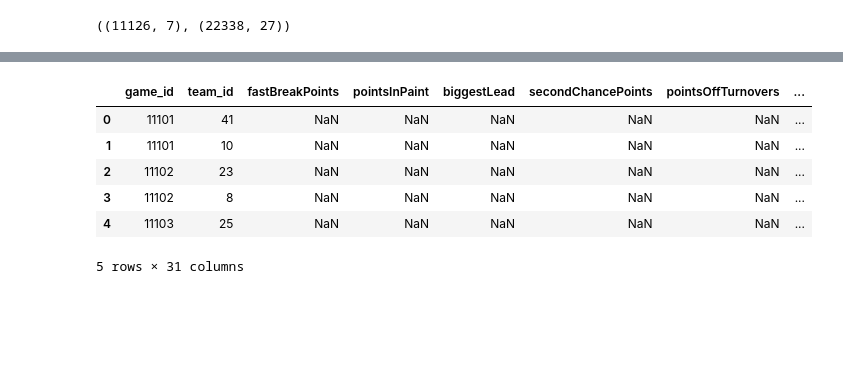
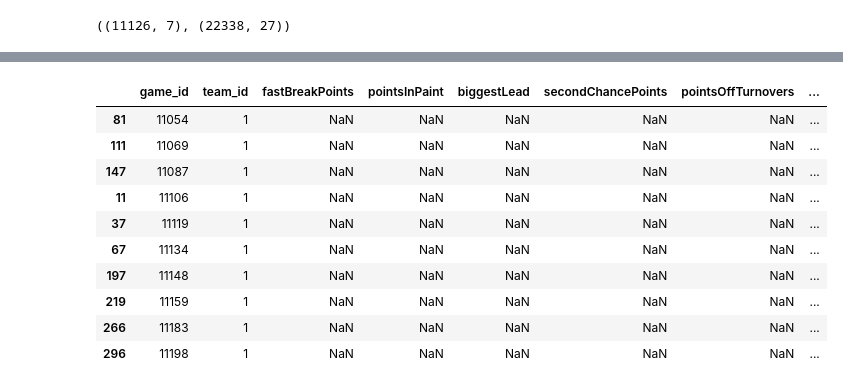
Before and after one commit to LoannFeidt/Armagedon, a Jupyter notebook: Model/stats_extractor.ipynb, the cells around one changed output, grey strips where cells are left out. Drawn from its saved outputs; the diff is of its cells as text; code cells hidden in the pictures; blank space fills up the shorter version.

Commit message:
feat(Model): simple stats

```diff
--- a/Model/stats_extractor.ipynb
+++ b/Model/stats_extractor.ipynb
@@ -1,5 +1,6 @@
 # %%
 import pandas as pd
+pd.set_option('display.max_columns', None)
 from sqlalchemy import create_engine
 # %%
 engine = create_engine("postgresql://postgres:postgres@127.0.0.1:5432/armagedon")
@@ -12,6 +13,8 @@ data_games.shape, data_stats.shape
 ((11126, 7), (22338, 27))
 # %%
 data_stats = pd.merge(data_stats,data_games[['id','home_team','date','season']], how='left', left_on='game_id', right_on='id')
+data_stats = data_stats.drop(columns=["id"])
+data_stats = data_stats.sort_values(by='date')
 # %%
 data_stats.head()
 # %% [output]
@@ -25,12 +27,20 @@ data_stats.head()
 # %%
 data_stats['home_team'] = data_stats['team_id']==data_stats['home_team']
+data_stats['win'] = data_stats['plusMinus']> 0
+data_stats['win_home'] = data_stats['home_team'] & data_stats['win']
+data_stats['win_away'] = (-data_stats['home_team']) & data_stats['win']
 # %%
-data_stats.head()
+mask = (data_stats["team_id"]==1) & (data_stats["season"]==2022)
+data_stats[mask].head(10)
 # %% [output]
 |  | game_id | team_id | fastBreakPoints | pointsInPaint | biggestLead | secondChancePoints | pointsOffTurnovers | ... |
-| 0 | 11101 | 41 | NaN | NaN | NaN | NaN | NaN | ... |
-| 1 | 11101 | 10 | NaN | NaN | NaN | NaN | NaN | ... |
-| 2 | 11102 | 23 | NaN | NaN | NaN | NaN | NaN | ... |
-| 3 | 11102 | 8 | NaN | NaN | NaN | NaN | NaN | ... |
-| 4 | 11103 | 25 | NaN | NaN | NaN | NaN | NaN | ... |
+| 81 | 11054 | 1 | NaN | NaN | NaN | NaN | NaN | ... |
+| 111 | 11069 | 1 | NaN | NaN | NaN | NaN | NaN | ... |
+| 147 | 11087 | 1 | NaN | NaN | NaN | NaN | NaN | ... |
+| 11 | 11106 | 1 | NaN | NaN | NaN | NaN | NaN | ... |
+| 37 | 11119 | 1 | NaN | NaN | NaN | NaN | NaN | ... |
+| 67 | 11134 | 1 | NaN | NaN | NaN | NaN | NaN | ... |
+| 197 | 11148 | 1 | NaN | NaN | NaN | NaN | NaN | ... |
+| 219 | 11159 | 1 | NaN | NaN | NaN | NaN | NaN | ... |
+| 266 | 11183 | 1 | NaN | NaN | NaN | NaN | NaN | ... |
+| 296 | 11198 | 1 | NaN | NaN | NaN | NaN | NaN | ... |
-5 rows × 31 columns
```
Also changed, not shown: parts of 3 cells of this notebook.
